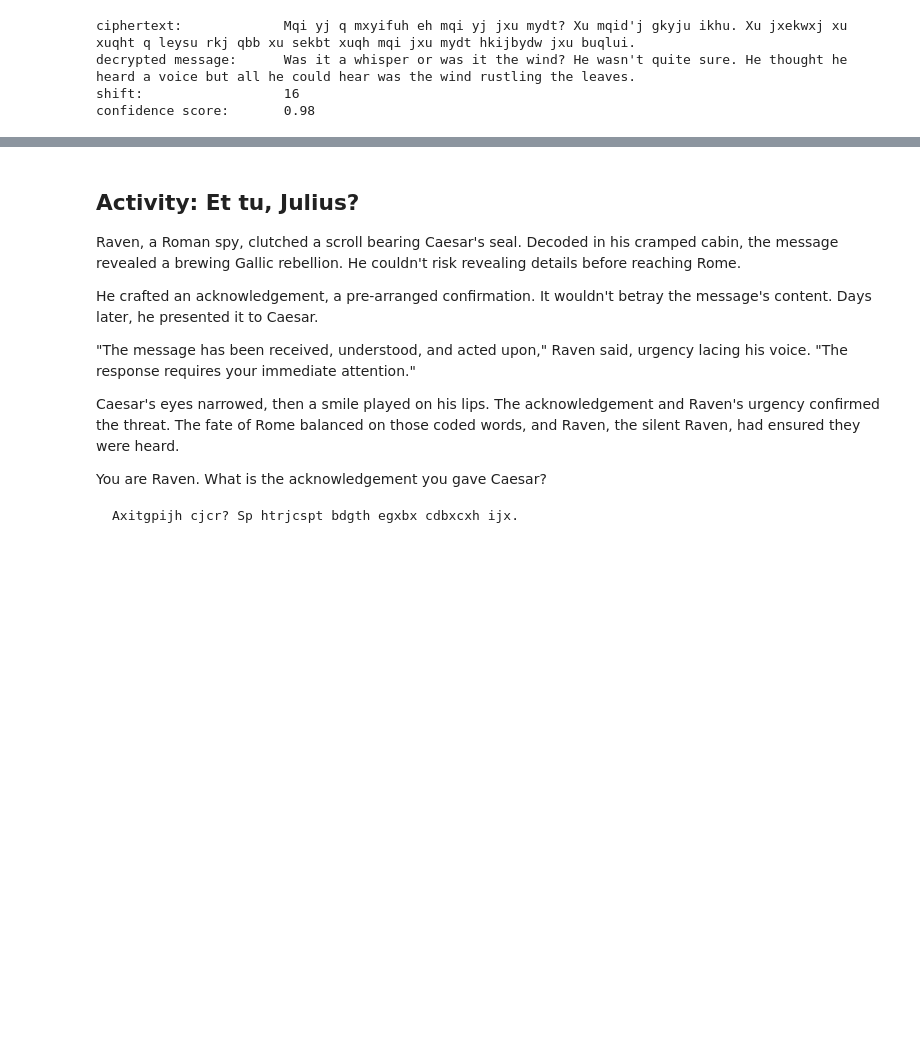
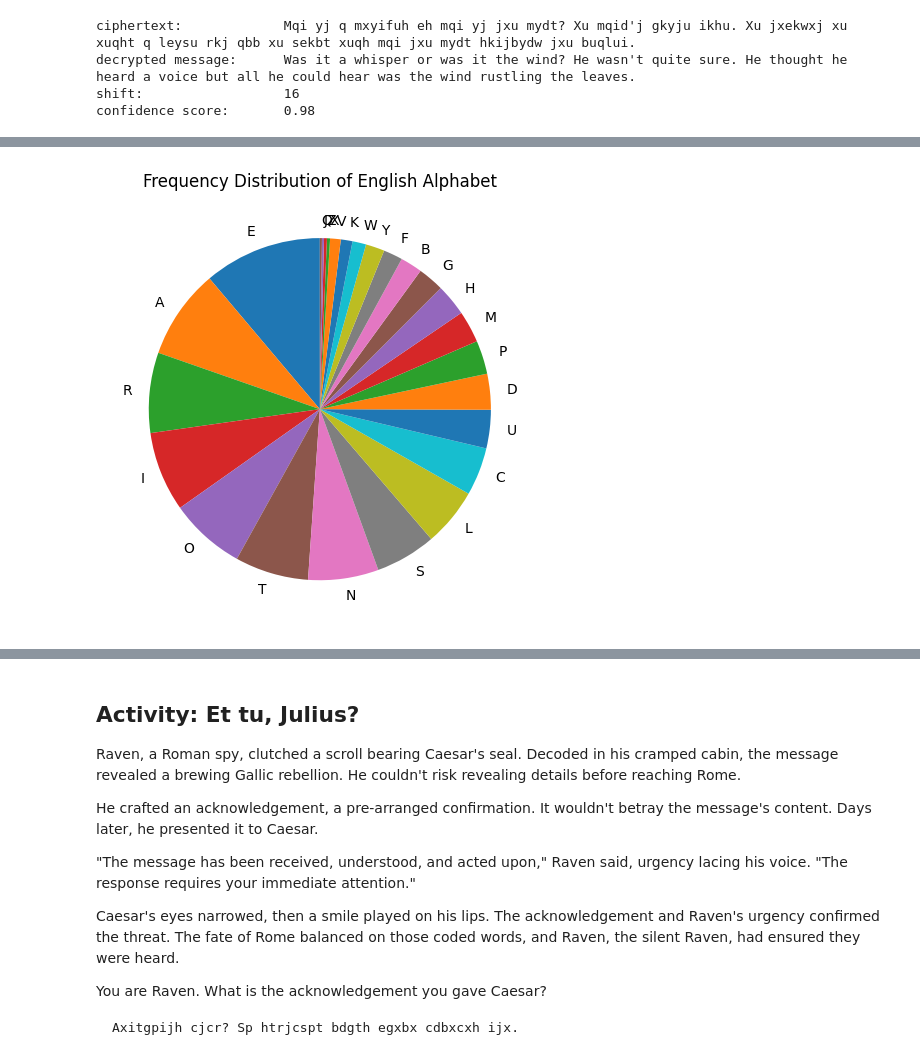
Before and after one commit to jmadoremos/training-materials, a Jupyter notebook: src/cryptography/100/caesar-cipher.ipynb, the cells around one changed output, grey strips where cells are left out. Saved outputs shown, nothing was run; the diff lists cells and outputs as text; code cells hidden in the pictures; blank space fills up the shorter version.

```diff
--- a/src/cryptography/100/caesar-cipher.ipynb
+++ b/src/cryptography/100/caesar-cipher.ipynb
@@ -720,0 +722,22 @@ confidence score:       0.98
+# %%
+import numpy as np
+
+FREQUENCY_ENGLISH = {
+    "E": 0.111607, "A": 0.084966, "R": 0.075809, "I": 0.075448, "O": 0.071635,
+    "T": 0.069509, "N": 0.066544, "S": 0.057351, "L": 0.054893, "C": 0.045388,
+    "U": 0.036308, "D": 0.033844, "P": 0.031671, "M": 0.030129, "H": 0.030034,
+    "G": 0.024705, "B": 0.020720, "F": 0.018121, "Y": 0.017779, "W": 0.012899,
+    "K": 0.011016, "V": 0.010074, "X": 0.002902, "Z": 0.002722, "J": 0.001965,
+    "Q": 0.001962
+}
+
+#
+pie_chart_y = np.array(list(FREQUENCY_ENGLISH.values()))
+pie_chart_labels = list(FREQUENCY_ENGLISH.keys())
+
+plt.title("Frequency Distribution of English Alphabet")
+plt.pie(pie_chart_y, labels = pie_chart_labels, startangle = 90)
+plt.tight_layout()
+plt.show()
+# %% [output]
+[figure, added]
```
Also changed, not shown: parts of 11 cells of this notebook.
